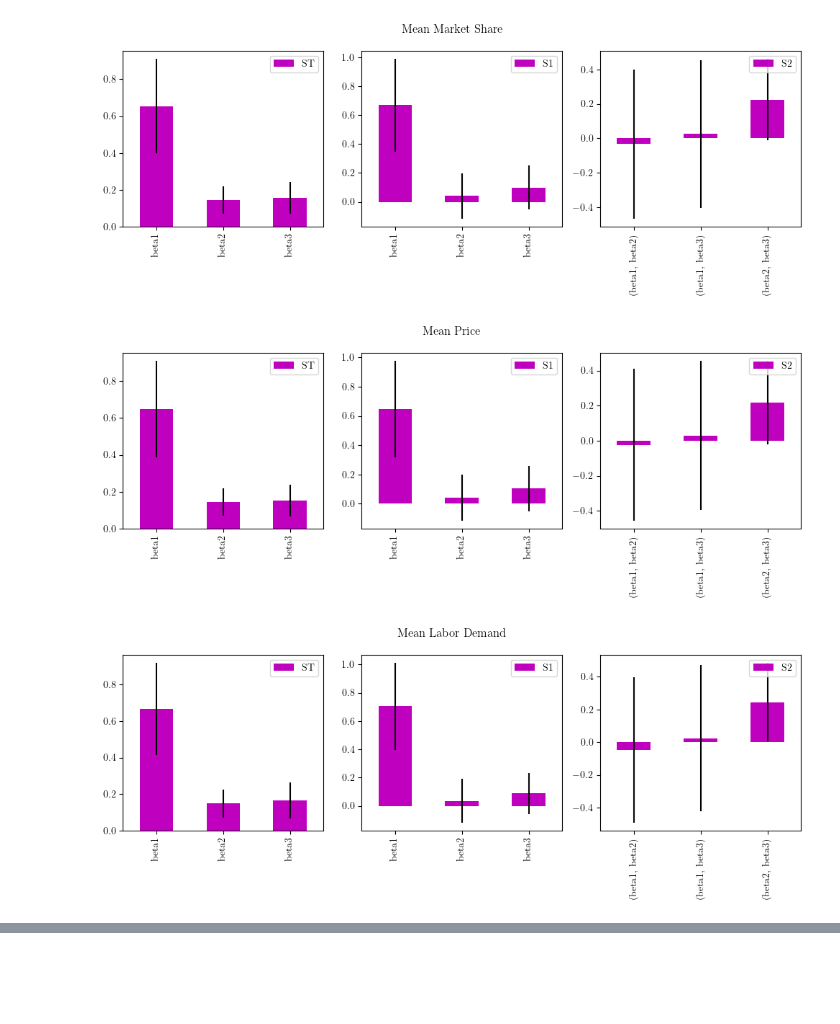
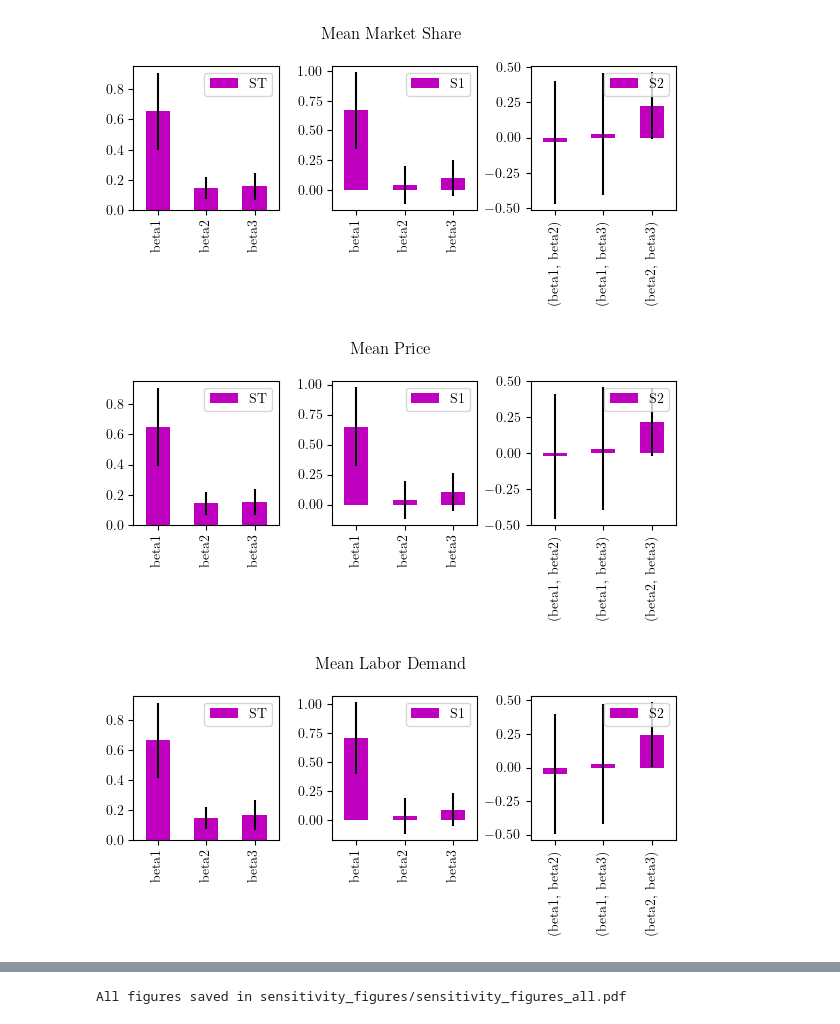
Before and after one commit to anuscabc/markdown_estimation, a Jupyter notebook: sensitivity/sensitivity_indices.ipynb, the cells around one changed output, grey strips where cells are left out. Drawn from its saved outputs; the diff is of its cells as text; code cells hidden in the pictures; blank space fills up the shorter version.

```diff
--- a/sensitivity/sensitivity_indices.ipynb
+++ b/sensitivity/sensitivity_indices.ipynb
@@ -39,34 +39,34 @@ import os
 output_dir = "sensitivity_figures"
 os.makedirs(output_dir, exist_ok=True)
 
 # dep_vars = ['min_mm', 'max_mm', 'min_p', 'max_p', 'min_l', 'max_l']
 dep_vars = ['mean_mm', 'mean_p', 'mean_l', 'min_mm', 'max_mm', 'min_p', 'max_p', 'min_l', 'max_l']
 
 graph_names = ['Mean Market Share', 'Mean Price', 'Mean Labor Demand', 'Minimum Market Share', 'Maximum Market Share', 'Minimum Price', 'Maximum Price', 'Minimum Labor Demand', 'Maximum Labor Demand']
 
 pink_sunset = "#FFA3B9"
 
 
 for i, name in enumerate(dep_vars):
     Si_sobol = sobol.analyze(problem, Y[:, i], calc_second_order=True, print_to_console=False, seed=1234)
 
     axes = Si_sobol.plot()
     fig = plt.gcf()  # get current figure
-    fig.set_size_inches(10, 4)
+    fig.set_size_inches(6, 3)
     fig.suptitle(graph_names[i])
     # plt.bar(x_pos, height, color=(0.2, 0.4, 0.6, 0.6))
     plt.tight_layout()
 
 
 
 
     # Save the figure as a PDF
     output_path = os.path.join(output_dir, f'sensitivity_{name.replace(" ", "_")}.pdf')
     plt.savefig(output_path, format='pdf')
 
     # Display the figure
     plt.show()
 # %% [output]
-[figure, old version]
+[figure, new version]
-[figure, old version]
+[figure, new version]
-[figure, old version]
+[figure, new version]
@@ -78,0 +79,44 @@ for i, name in enumerate(dep_vars):
+# %%
+import os
+import matplotlib.pyplot as plt
+from matplotlib.backends.backend_pdf import PdfPages
+
+# Specify the directory to save the figures
+output_dir = "sensitivity_figures"
+os.makedirs(output_dir, exist_ok=True)
+
+# dep_vars = ['min_mm', 'max_mm', 'min_p', 'max_p', 'min_l', 'max_l']
+dep_vars = ['mean_mm', 'mean_p', 'mean_l', 'min_mm', 'max_mm', 'min_p', 'max_p', 'min_l', 'max_l']
+
+graph_names = ['Mean Market Share', 'Mean Price', 'Mean Labor Demand', 'Minimum Market Share',
+               'Maximum Market Share', 'Minimum Price', 'Maximum Price', 'Minimum Labor Demand',
+               'Maximum Labor Demand']
+
+pink_sunset = "#FFA3B9"
+
+# Create a PDF file to save the figures
+pdf_path = os.path.join(output_dir, 'sensitivity_figures_all.pdf')
+pdf_pages = PdfPages(pdf_path)
+
+for i, name in enumerate(dep_vars):
+    Si_sobol = sobol.analyze(problem, Y[:, i], calc_second_order=True, print_to_console=False, seed=1234)
+
+    axes = Si_sobol.plot()
+    fig = plt.gcf()  # get current figure
+    fig.set_size_inches(6, 3)
+    fig.suptitle(graph_names[i])
+    plt.tight_layout()
+
+    # Save the figure to the PDF file
+    pdf_pages.savefig(fig)
+
+    # Close the figure
+    plt.close(fig)
+
+# Close the PDF file
+pdf_pages.close()
+
+# Display a message with the PDF file path
+print(f"All figures saved in {pdf_path}")
+# %% [output]
+All figures saved in sensitivity_figures/sensitivity_figures_all.pdf
```
Also changed, not shown: parts of 1 cell of this notebook, 32 other files.
